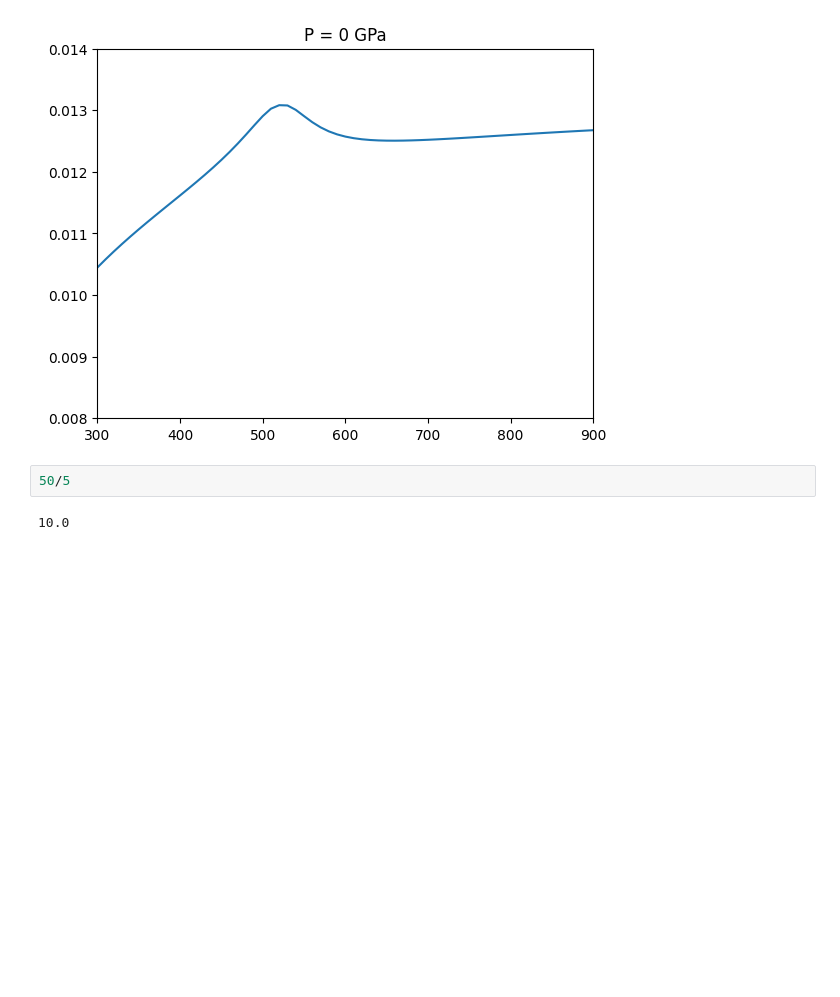
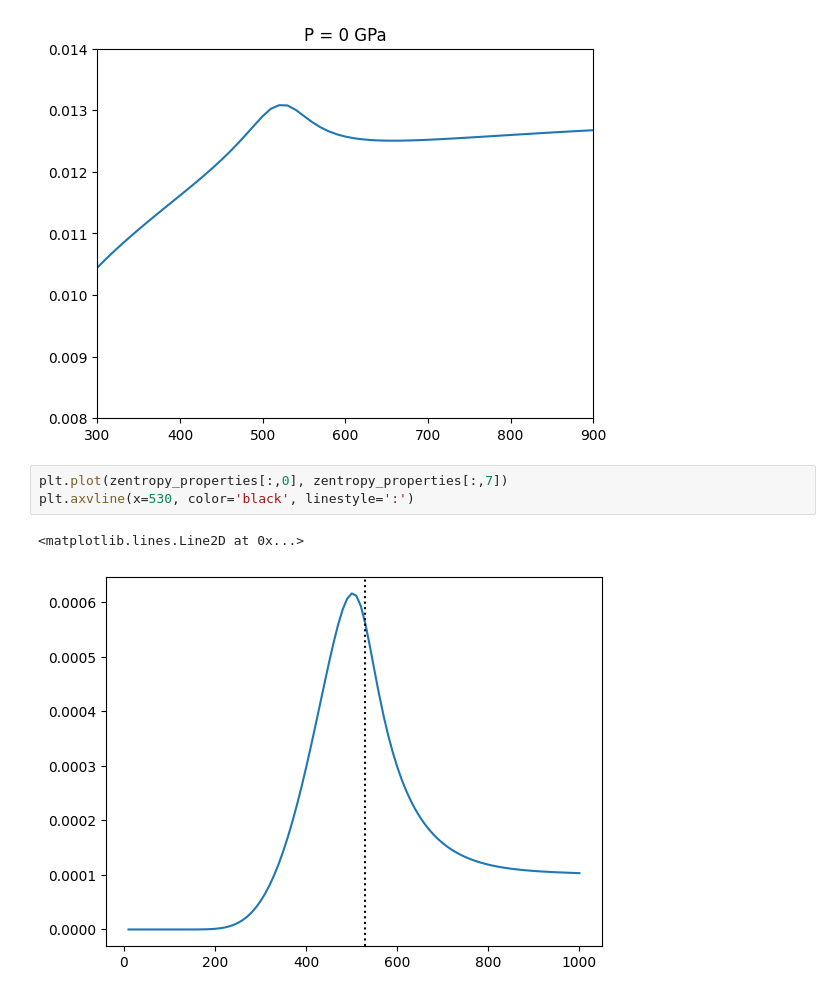
Before and after one commit to nhew1994/PyZentropy, a Jupyter notebook: plot_phonon_dos.ipynb, the cells around one changed output. Drawn from its saved outputs; the diff is of its cells as text; blank space fills up the shorter version.

```diff
--- a/plot_phonon_dos.ipynb
+++ b/plot_phonon_dos.ipynb
@@ -152,7 +152,9 @@ plt.ylim(0.008, 0.014)
 # %% [output]
 (0.008, 0.014)
 [figure]
-# %%
-50/5
-# %% [output]
-10.0
+# %%
+plt.plot(zentropy_properties[:,0], zentropy_properties[:,7])
+plt.axvline(x=530, color='black', linestyle=':')
+# %% [output]
+<matplotlib.lines.Line2D at 0x...>
+[figure, added]
```
